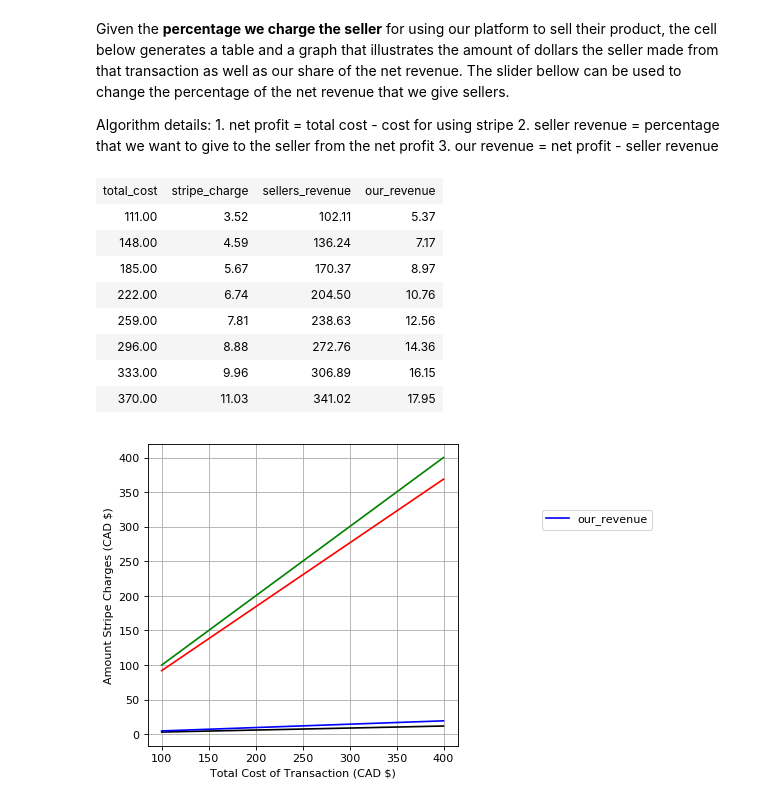
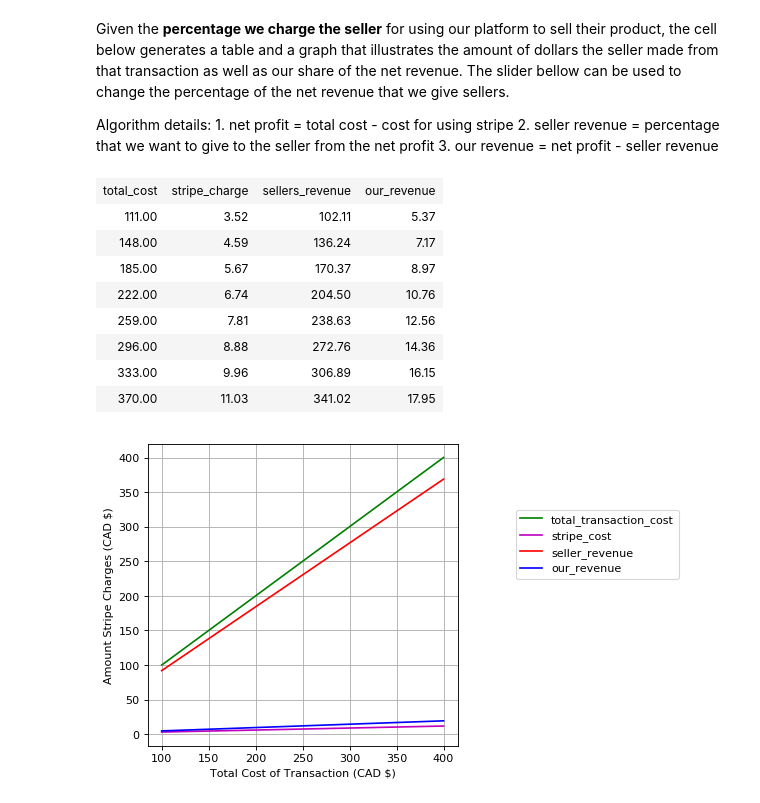
Before and after one commit to PraveenHarris/ALilVis4StripePricing, a Jupyter notebook: Pricing.ipynb, the cells around one changed output. Cells and saved outputs as stored; diff of their text form; code cells hidden in the pictures.

```diff
--- a/Pricing.ipynb
+++ b/Pricing.ipynb
@@ -41,9 +41,9 @@ def revenue(rev):
 
 
     # cost of customer transaction
-    plt.plot(t1, t1, 'g', '')
+    plt.plot(t1, t1, 'g', label='total_transaction_cost')
     # how much stripe is charging for the transaction
-    plt.plot(t1, stripe_base_pricing(t1), 'k', label='stripe_cost')
+    plt.plot(t1, stripe_base_pricing(t1), 'm', label='stripe_cost')
     # how much seller makes from this transaction
     net_money = t1-stripe_base_pricing(t1)
     seller_rev = (rev/100)*net_money
@@ -56,31 +56,31 @@ def revenue(rev):
 
     ax = plt.subplot(111)
     ax.legend(loc='upper center', bbox_to_anchor=(1.45, 0.8), ncol=1)
 
     vals = [['total_cost', 'stripe_charge', 'sellers_revenue', 'our_revenue']]
     val = int((max(t1)-min(t1))/8)
     for i, stripe_cost, s_rev, o_rev in zip(t1, stripe_base_pricing(t1), seller_rev, our_rev):
         if i % val == 0:
             temp = [i, stripe_cost, s_rev, o_rev]
             temp = ['%.2f' % item for item in temp]
             vals.append(temp)
     display(HTML(
         '<table><tr>{}</tr></table>'.format(
             '</tr><tr>'.join(
                 '<td>{}</td>'.format('</td><td>'.join(str(_) for _ in row)) for row in vals)
             )
      ))
 
 
 interact(revenue, rev=widgets.IntSlider(min=0,max=100, value=95));
 # %% [output]
 | total_cost | stripe_charge | sellers_revenue | our_revenue |
 | 111.00 | 3.52 | 102.11 | 5.37 |
 | 148.00 | 4.59 | 136.24 | 7.17 |
 | 185.00 | 5.67 | 170.37 | 8.97 |
 | 222.00 | 6.74 | 204.50 | 10.76 |
 | 259.00 | 7.81 | 238.63 | 12.56 |
 | 296.00 | 8.88 | 272.76 | 14.36 |
 | 333.00 | 9.96 | 306.89 | 16.15 |
 | 370.00 | 11.03 | 341.02 | 17.95 |
-[figure, old version]
+[figure, new version]
```
